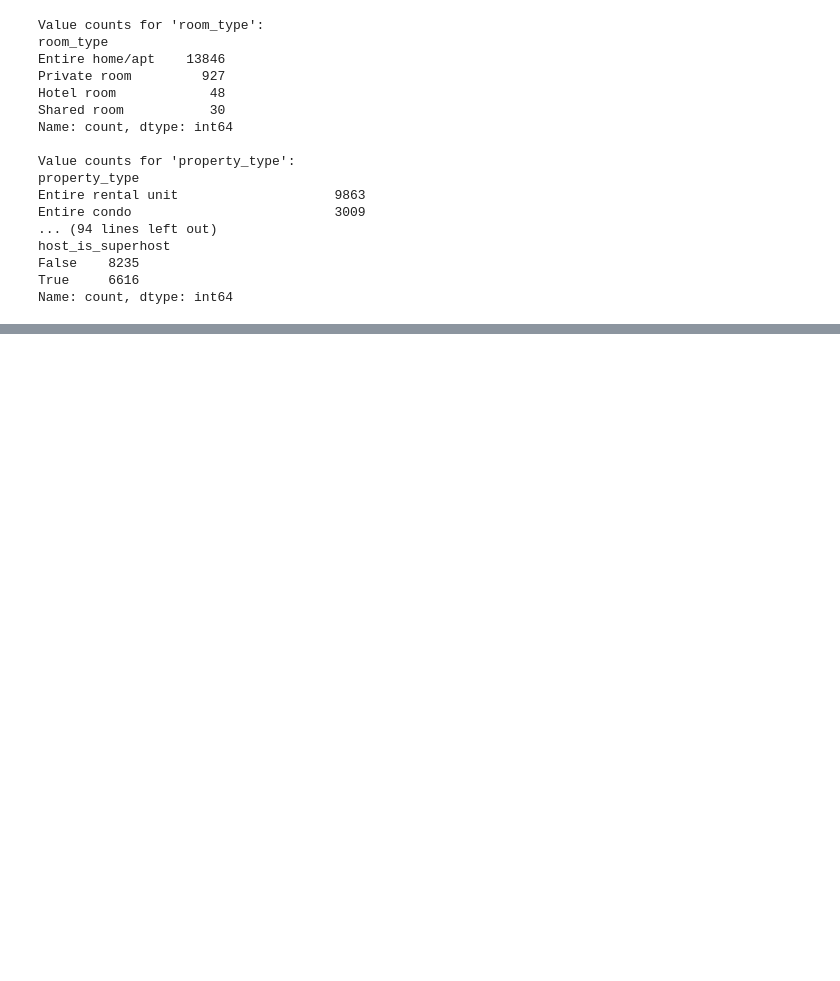
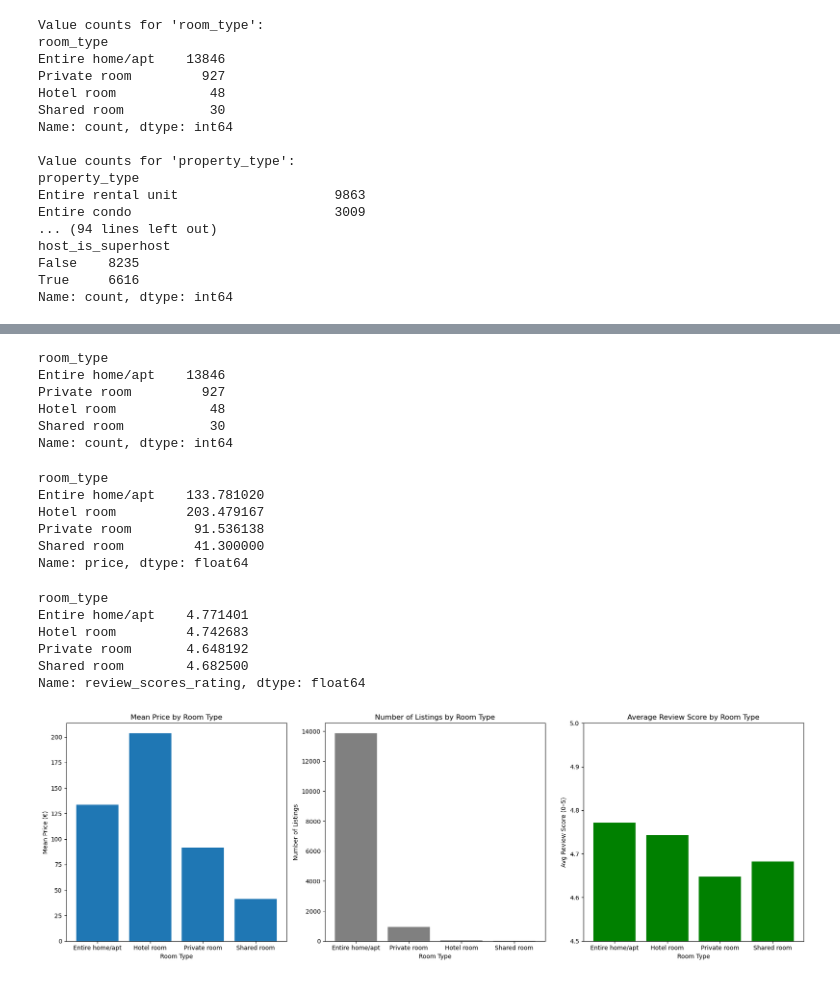
Before and after one commit to George-Dros/airbnb-data-analysis, a Jupyter notebook: notebooks/2. EDA.ipynb, the cells around one changed output, grey strips where cells are left out. Saved outputs shown, nothing was run; the diff lists cells and outputs as text; code cells hidden in the pictures; blank space fills up the shorter version.

```diff
--- a/notebooks/2. EDA.ipynb
+++ b/notebooks/2. EDA.ipynb
@@ -67,0 +190,53 @@ Name: count, dtype: int64
+# %%
+count_by_rt
+# %% [output]
+room_type
+Entire home/apt    13846
+Private room         927
+Hotel room            48
+Shared room           30
+Name: count, dtype: int64
+# %%
+mean_price_by_rt = df.groupby('room_type')['price'].mean()
+mean_score_by_rt = df.groupby('room_type')['review_scores_rating'].mean()
+# %%
+mean_price_by_rt
+# %% [output]
+room_type
+Entire home/apt    133.781020
+Hotel room         203.479167
+Private room        91.536138
+Shared room         41.300000
+Name: price, dtype: float64
+# %%
+mean_score_by_rt
+# %% [output]
+room_type
+Entire home/apt    4.771401
+Hotel room         4.742683
+Private room       4.648192
+Shared room        4.682500
+Name: review_scores_rating, dtype: float64
+# %%
+fig, axes = plt.subplots(1, 3, figsize=(18, 6))
+
+axes[0].bar(mean_price_by_rt.index.astype(str), mean_price_by_rt.values)
+axes[0].set_title('Mean Price by Room Type')
+axes[0].set_ylabel('Mean Price (€)')
+axes[0].set_xlabel('Room Type')
+
+axes[1].bar(count_by_rt.index.astype(str), count_by_rt.values, color='gray')
+axes[1].set_title('Number of Listings by Room Type')
+axes[1].set_ylabel('Number of Listings')
+axes[1].set_xlabel('Room Type')
+
+axes[2].bar(mean_score_by_rt.index.astype(str), mean_score_by_rt.values, color='green')
+axes[2].set_title('Average Review Score by Room Type')
+axes[2].set_ylabel('Avg Review Score (0–5)')
+axes[2].set_xlabel('Room Type')
+axes[2].set_ylim(4.5, 5.0)
+
+plt.tight_layout()
+plt.show()
+# %% [output]
+[figure, added]
```
Also changed, not shown: parts of 34 cells of this notebook.
